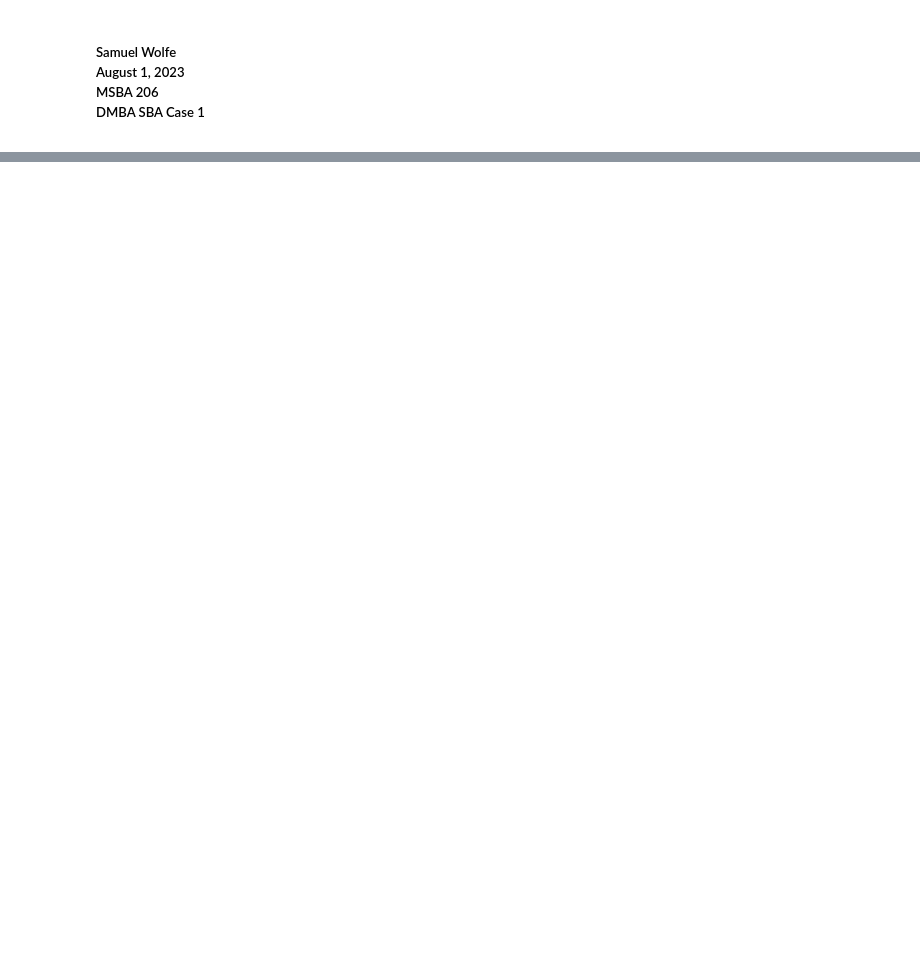
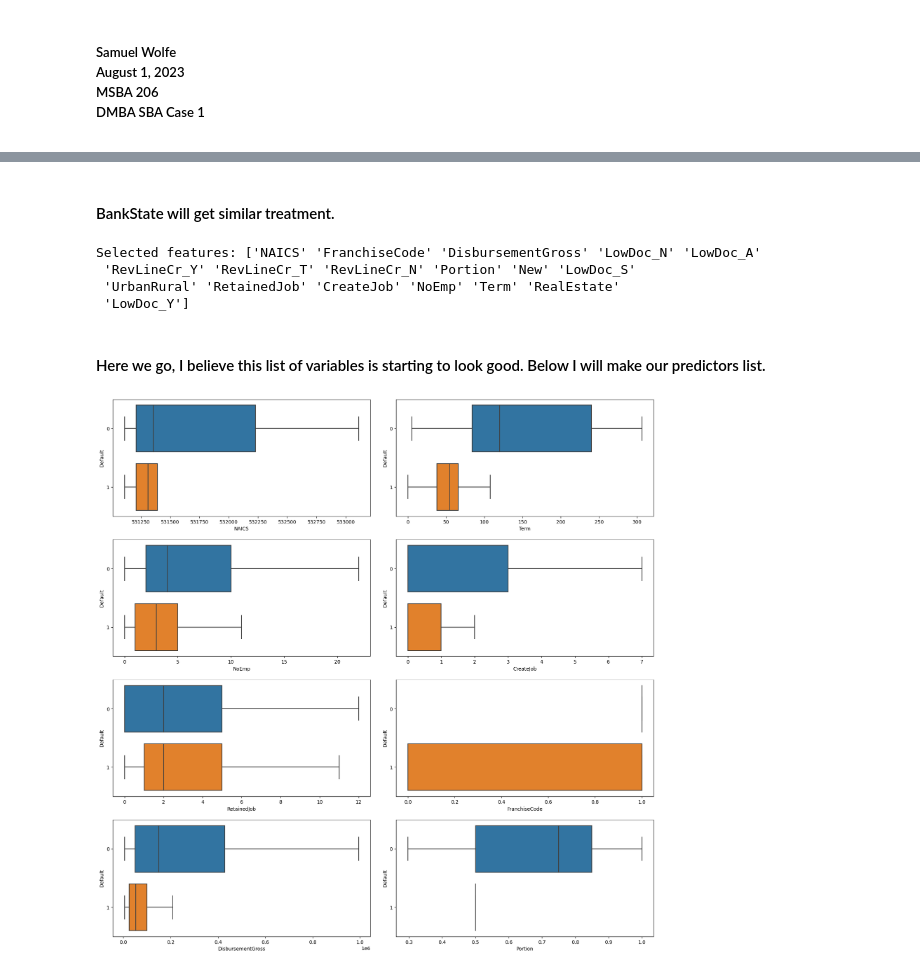
Before and after one commit to wolfesamk/MSBA-206, a Jupyter notebook: homeworks/DMBA SBA Case 1.ipynb, the cells around one changed output, grey strips where cells are left out. Drawn from its saved outputs; the diff is of its cells as text; code cells hidden in the pictures; blank space fills up the shorter version.

```diff
--- a/homeworks/DMBA SBA Case 1.ipynb
+++ b/homeworks/DMBA SBA Case 1.ipynb
@@ -68,0 +164,17 @@ n_features = sfm.transform(X).shape[1]
+# %% [markdown]
+#### BankState will get similar treatment.
+# %%
+dropCol2 = ['LoanNr_ChkDgt','City','Bank','BankState']
+dfSBA_finder = dfSBA.drop(columns=dropCol).dropna()
+dfSBA_finder = dfSBA_finder.drop(columns=dropCol2)
+outcome = 'Default'
+X,y,predictors = samDum(dfSBA_finder, outcome)
+samLasso(X,y,predictors,26)
+Lasso_predictors = predictors
+# %% [output]
+Selected features: ['NAICS' 'FranchiseCode' 'DisbursementGross' 'LowDoc_N' 'LowDoc_A'
+ 'RevLineCr_Y' 'RevLineCr_T' 'RevLineCr_N' 'Portion' 'New' 'LowDoc_S'
+ 'UrbanRural' 'RetainedJob' 'CreateJob' 'NoEmp' 'Term' 'RealEstate'
+ 'LowDoc_Y']
+# %% [markdown]
+#### Here we go, I believe this list of variables is starting to look good. Below I will make our predictors list.
@@ -68,0 +184,26 @@ n_features = sfm.transform(X).shape[1]
+# %%
+X = pd.get_dummies(dfSBA, drop_first=True)
+X = X[Corrpredictors]
+X['Default'] = dfSBA[outcome]
+# %%
+colact = 2
+rowact = 4
+fig, ax = plt.subplots(rowact, colact, figsize=(20, 20))
+plt.subplots_adjust(wspace=0.1)
+rowbase=0
+colbase=0
+listdf = X.drop(columns=['UrbanRural','RealEstate','New','Default']).columns
+lendf = 0
+while rowbase < rowact:
+    while colbase < colact:
+        sns.boxplot(data=X, ax=ax[rowbase,colbase], y=outcome, x=X[listdf[lendf]],orient='h',showfliers = False)
+        ax[rowbase,colbase].set_ylabel(outcome)
+        colbase = colbase + 1
+        lendf = lendf + 1
+        if lendf > 26:
+            break
+    rowbase = rowbase + 1
+    colbase = 0
+plt.show()
+# %% [output]
+[figure, added]
```
Also changed, not shown: parts of 31 cells of this notebook, 2 other files.
